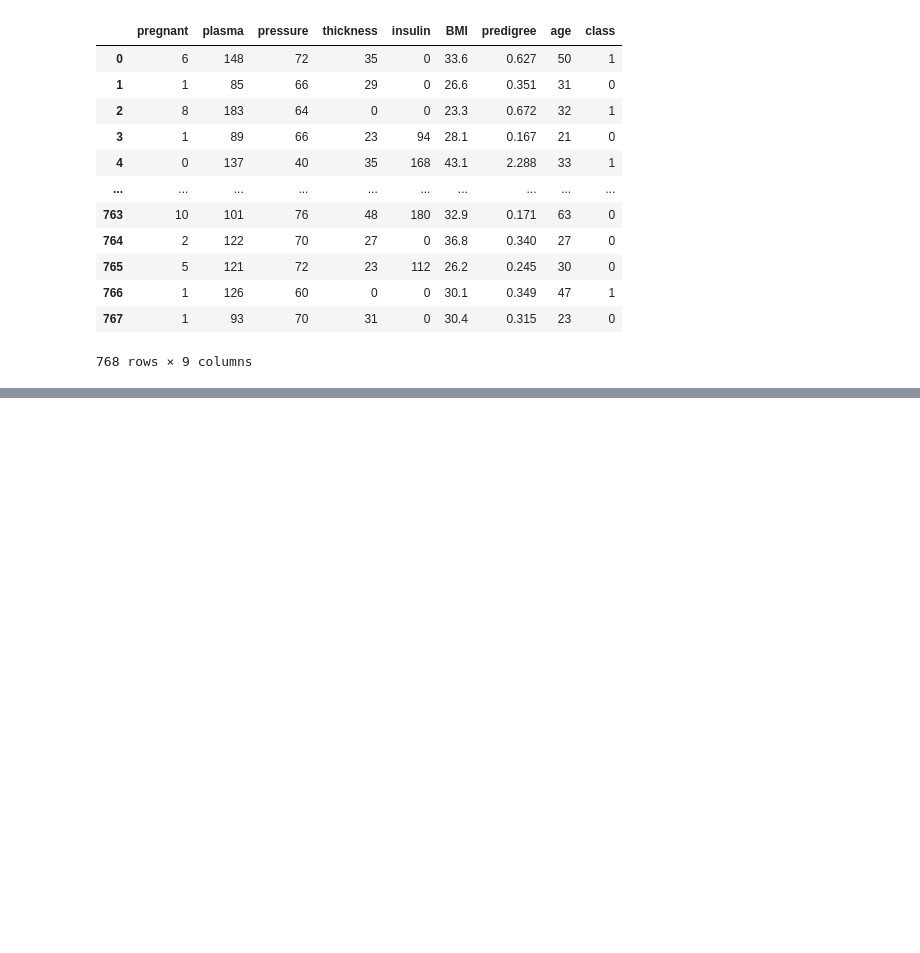
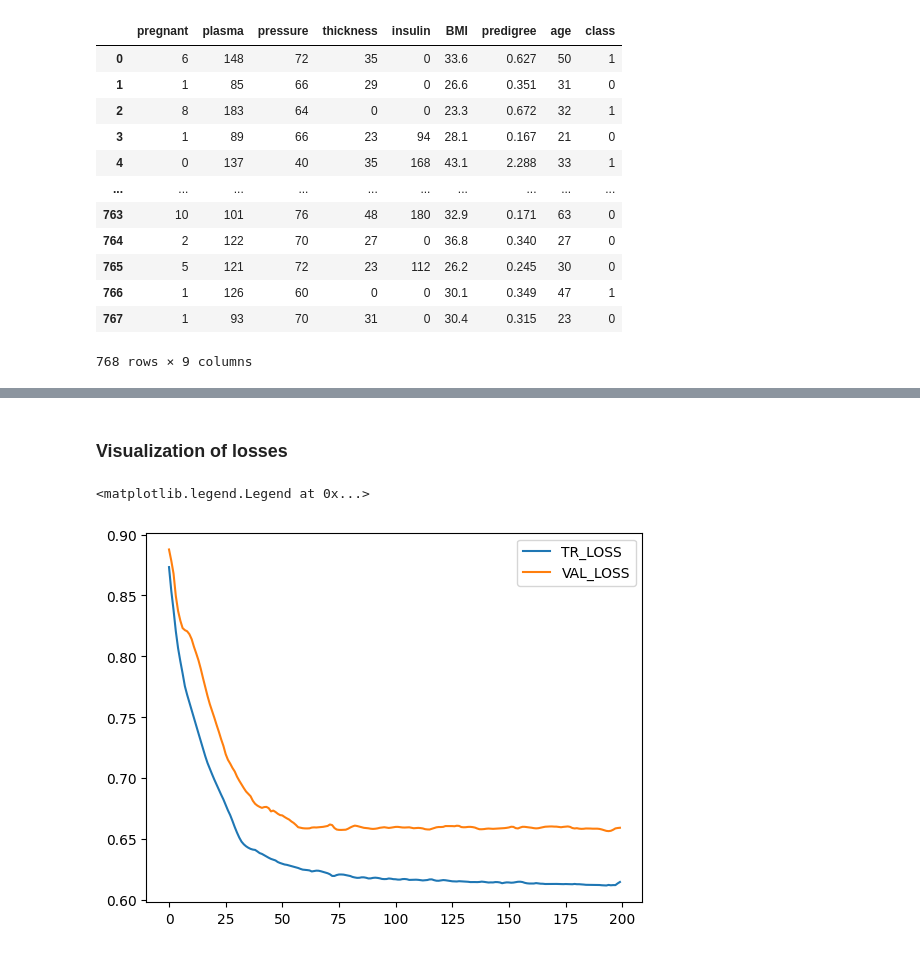
Before and after one commit to JunetaeKim/DeepLearningClass, a Jupyter notebook: Week9/Exercise.ipynb, the cells around one changed output, grey strips where cells are left out. Cells and saved outputs as stored; diff of their text form; code cells hidden in the pictures; blank space fills up the shorter version.

```diff
--- a/Week9/Exercise.ipynb
+++ b/Week9/Exercise.ipynb
@@ -23,0 +94,19 @@ Dataset
+# %%
+## Input layer with 17 features
+InpLayer = Input(shape=(X.shape[-1]), name='Inp')
+
+## Hidden layer 1 with a 2D wiegh matrix (8 , 5) and a 2D bias matrix (1, 5)
+HL1 = Dense(5, activation='tanh', name='HL1')(InpLayer)
+
+## Hidden layer 2 with a 2D wiegh matrix (5 , 3) and a 2D bias matrix (1, 3)
+HL2 = Dense(3, activation='tanh', name='HL2')(HL1)
+
+## Output layer a 2D wiegh matrix (3 , 1) and a 2D bias matrix (1, 1)
+Out = Dense(1, activation='sigmoid', name='Out')(HL2)
+
+### Defining the model by specifying inputs and outputs
+model = Model(InpLayer, Out)
+model.summary()
+
+#### Compliling the model
+model.compile(loss='BCE', optimizer='adam')
@@ -23,0 +130,3 @@ Dataset
+# %%
+model.fit(X,Y, validation_split=0.2, epochs=200, batch_size=200)
+Logs = model.history.history
@@ -23,0 +151,10 @@ Dataset
+# %% [markdown]
+### Visualization of losses
+# %%
+import matplotlib.pyplot as plt
+plt.plot(Logs['loss'], label='TR_LOSS')
+plt.plot(Logs['val_loss'], label='VAL_LOSS')
+plt.legend()
+# %% [output]
+<matplotlib.legend.Legend at 0x...>
+[figure, added]
```
Also changed, not shown: parts of 18 cells of this notebook, 4 other files.
